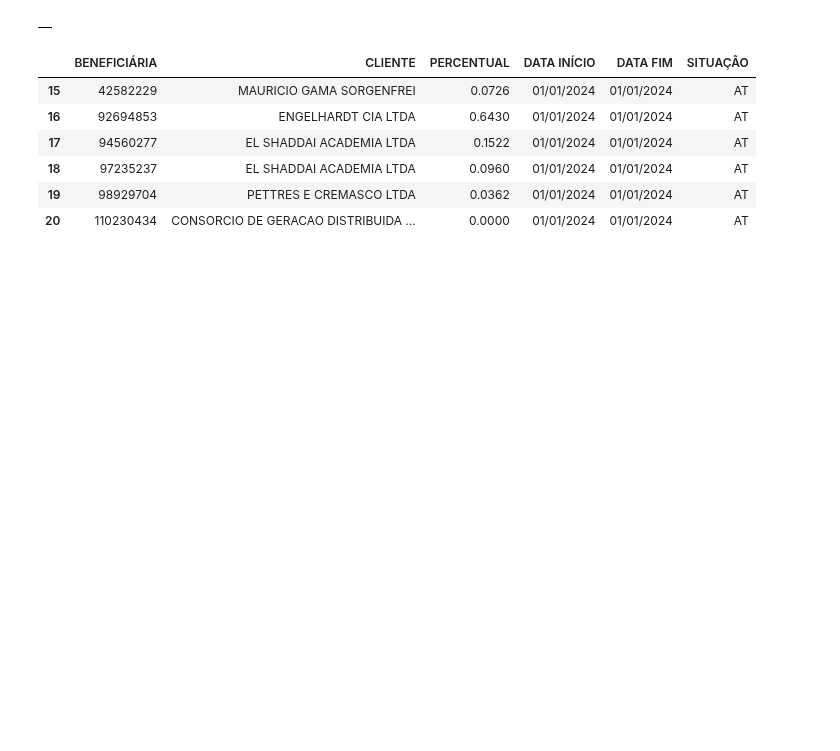
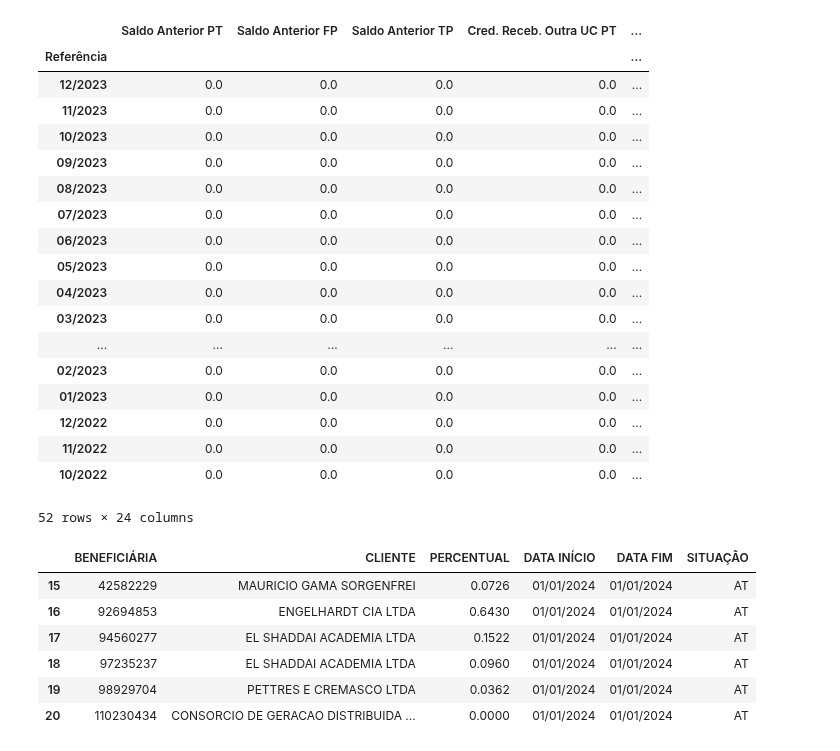
Before and after one commit to luannogs/Leitor_Demonstrativo, a Jupyter notebook: leitor_demonstrativos.ipynb, the cells around one changed output. Saved outputs shown, nothing was run; the diff lists cells and outputs as text; code cells hidden in the pictures; blank space fills up the shorter version.

```diff
--- a/leitor_demonstrativos.ipynb
+++ b/leitor_demonstrativos.ipynb
@@ -32,7 +70,25 @@ Erro Demonstrativo <_io.TextIOWrapper name='C:\\Users\\LuanNogs\\Documents\\Leit
-# %%
-x
-# %% [output]
-|  |
+# %%
+t_demonstrativo
+# %% [output]
+|  | Saldo Anterior PT | Saldo Anterior FP | Saldo Anterior TP | Cred. Receb. Outra UC PT | ... |
+| Referência |  |  |  |  | ... |
+| 12/2023 | 0.0 | 0.0 | 0.0 | 0.0 | ... |
+| 11/2023 | 0.0 | 0.0 | 0.0 | 0.0 | ... |
+| 10/2023 | 0.0 | 0.0 | 0.0 | 0.0 | ... |
+| 09/2023 | 0.0 | 0.0 | 0.0 | 0.0 | ... |
+| 08/2023 | 0.0 | 0.0 | 0.0 | 0.0 | ... |
+| 07/2023 | 0.0 | 0.0 | 0.0 | 0.0 | ... |
+| 06/2023 | 0.0 | 0.0 | 0.0 | 0.0 | ... |
+| 05/2023 | 0.0 | 0.0 | 0.0 | 0.0 | ... |
+| 04/2023 | 0.0 | 0.0 | 0.0 | 0.0 | ... |
+| 03/2023 | 0.0 | 0.0 | 0.0 | 0.0 | ... |
+| ... | ... | ... | ... | ... | ... |
+| 02/2023 | 0.0 | 0.0 | 0.0 | 0.0 | ... |
+| 01/2023 | 0.0 | 0.0 | 0.0 | 0.0 | ... |
+| 12/2022 | 0.0 | 0.0 | 0.0 | 0.0 | ... |
+| 11/2022 | 0.0 | 0.0 | 0.0 | 0.0 | ... |
+| 10/2022 | 0.0 | 0.0 | 0.0 | 0.0 | ... |
+52 rows × 24 columns
 # %%
 beneficiarias_abelor=pandas.read_excel(r'C:\Users\LuanNogs\Documents\Leitor_Demonstrativo\110230434_beneficiarias.xlsx')
 # %%
```
Also changed, not shown: parts of 7 cells of this notebook, 1 other file.
